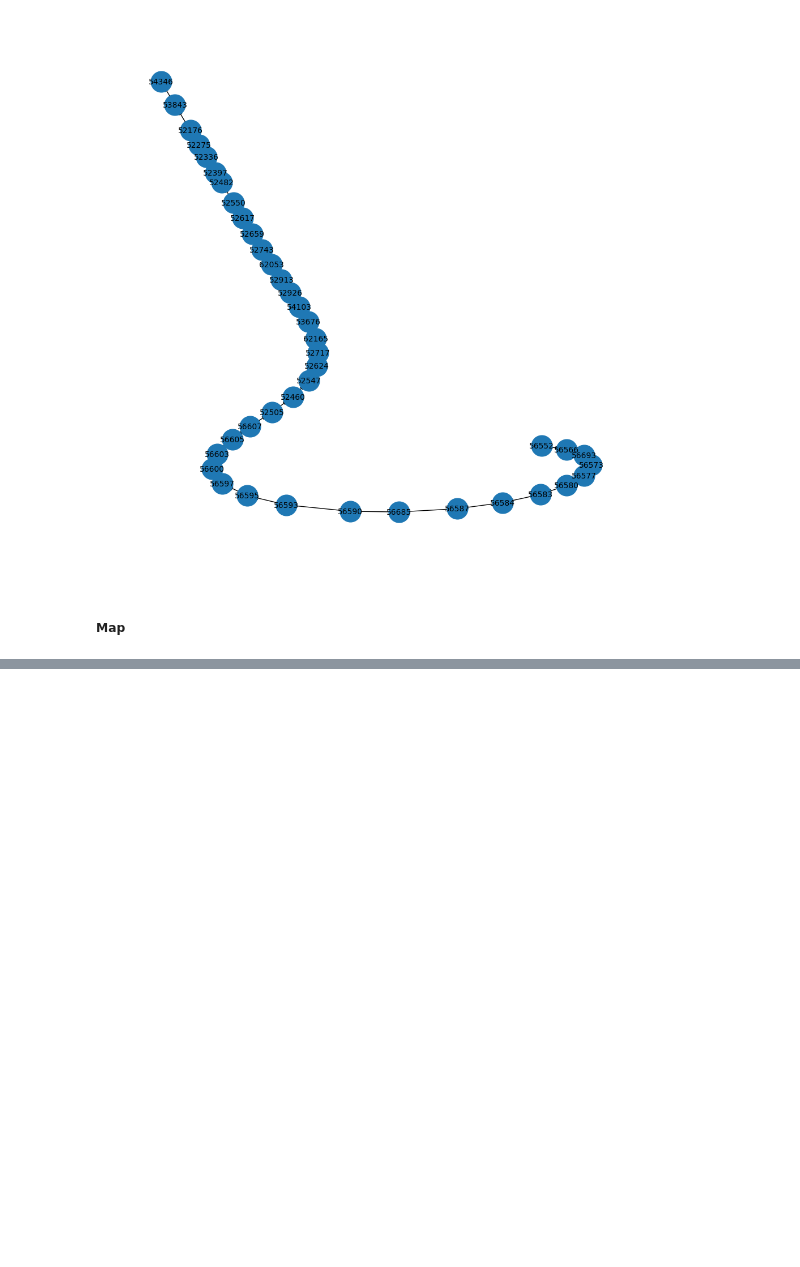
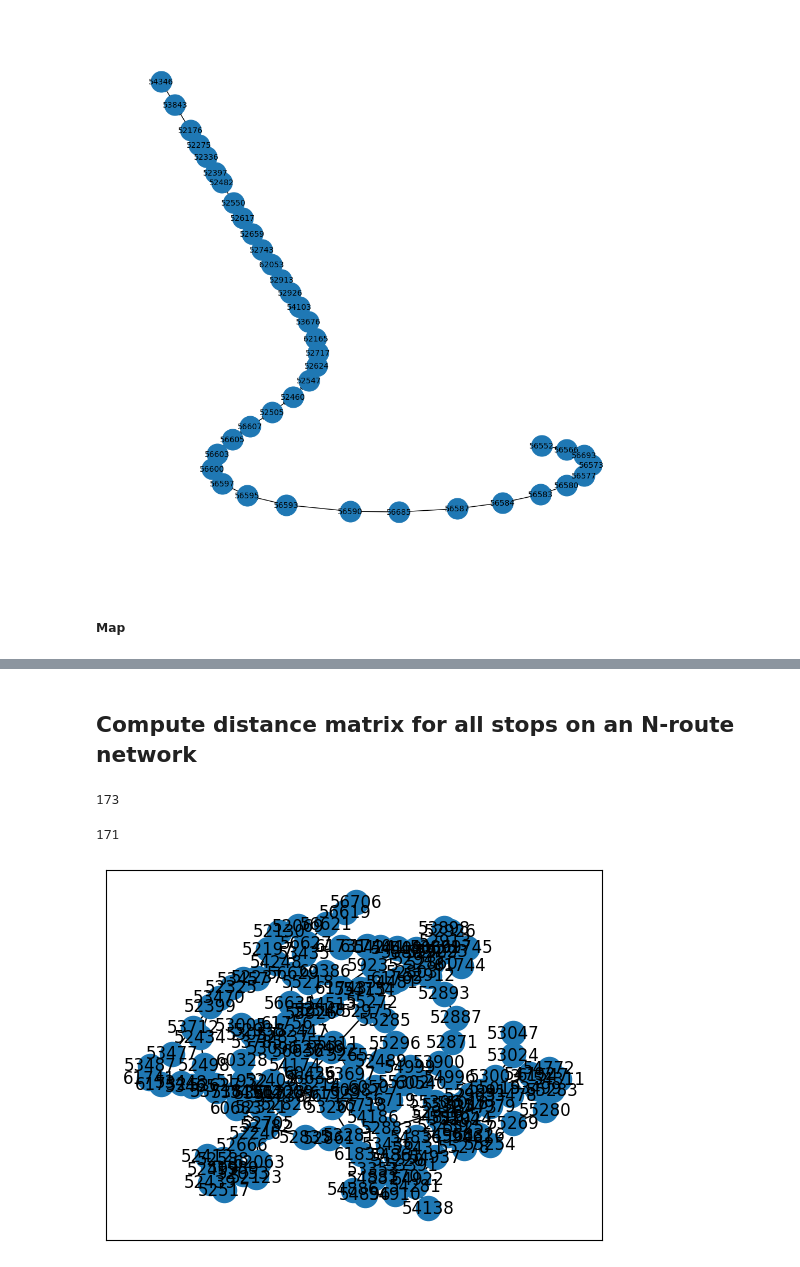
Before and after one commit to lakshyaag/Route-Optimization-STM, a Jupyter notebook: get_distance_matrix.ipynb, the cells around one changed output, grey strips where cells are left out. Saved outputs shown, nothing was run; the diff lists cells and outputs as text; code cells hidden in the pictures; blank space fills up the shorter version.

Commit message:
added n-route distance matrix and optimization attempt

```diff
--- a/get_distance_matrix.ipynb
+++ b/get_distance_matrix.ipynb
@@ -213,0 +271,5 @@ m
+# %%
+s_1, s_2 = c[0], c[1]
+
+segment_1, stops_1 = s_1[0], s_1[1]
+segment_2, stops_2 = s_2[0], s_2[1]
@@ -213,0 +318,9 @@ m
+# %%
+graph_1 = nx.Graph()
+graph_2 = nx.Graph()
+
+for index, row in segment_1.iterrows():
+    graph_1.add_edge(row["start_stop_id"], row["end_stop_id"], weight=row["distance_m"])
+
+for index, row in segment_2.iterrows():
+    graph_2.add_edge(row["start_stop_id"], row["end_stop_id"], weight=row["distance_m"])
@@ -213,0 +348,43 @@ m
+# %% [markdown]
+## Compute distance matrix for all stops on an N-route network
+# %%
+routes = ["35", "61", "15", "33", "40"]
+route_details = {}
+
+for r in routes:
+    detail = get_segment_stops(segments, r, 0)
+
+    graph = nx.Graph()
+
+    route_details[r] = {}
+    route_details[r]["segment"] = detail[0]
+    route_details[r]["stops"] = detail[1]
+
+    for index, row in detail[0].iterrows():
+        graph.add_edge(
+            row["start_stop_id"],
+            row["end_stop_id"],
+            weight=row["distance_m"] / 1000,
+            label=r,
+        )
+
+    route_details[r]["graph"] = graph
+# %%
+stops_df = pd.concat([v["stops"] for k, v in route_details.items()]).drop_duplicates()
+len(stops_df)
+# %% [output]
+173
+# %%
+combined_graph = nx.Graph()
+for k, v in route_details.items():
+    combined_graph = nx.compose(combined_graph, route_details[k]["graph"])
+# %%
+len(combined_graph.edges)
+# %% [output]
+171
+# %%
+combined_graph = nx.compose_all([v["graph"] for k, v in route_details.items()])
+
+nx.draw_networkx(combined_graph, with_labels=True)
+# %% [output]
+[figure, added]
```
Also changed, not shown: parts of 20 cells of this notebook, 9 other files.
